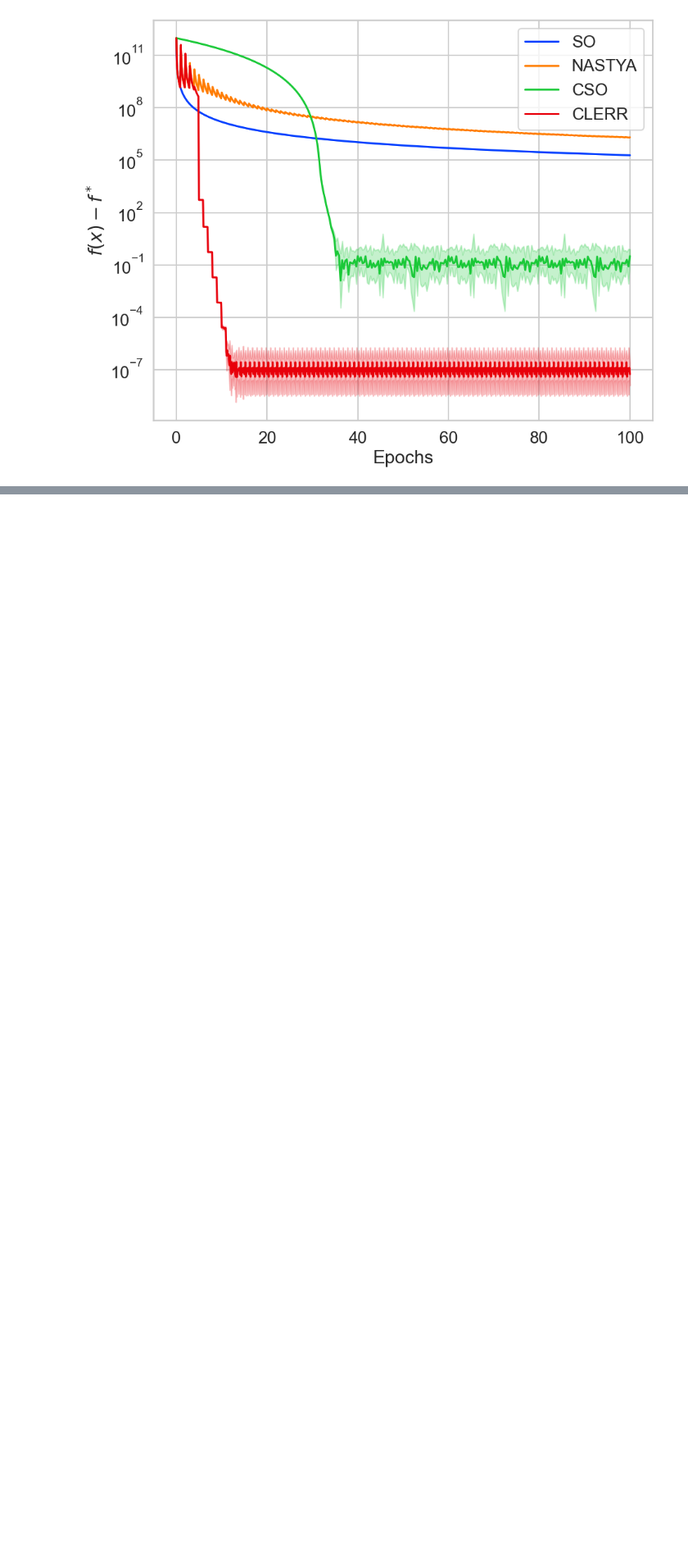
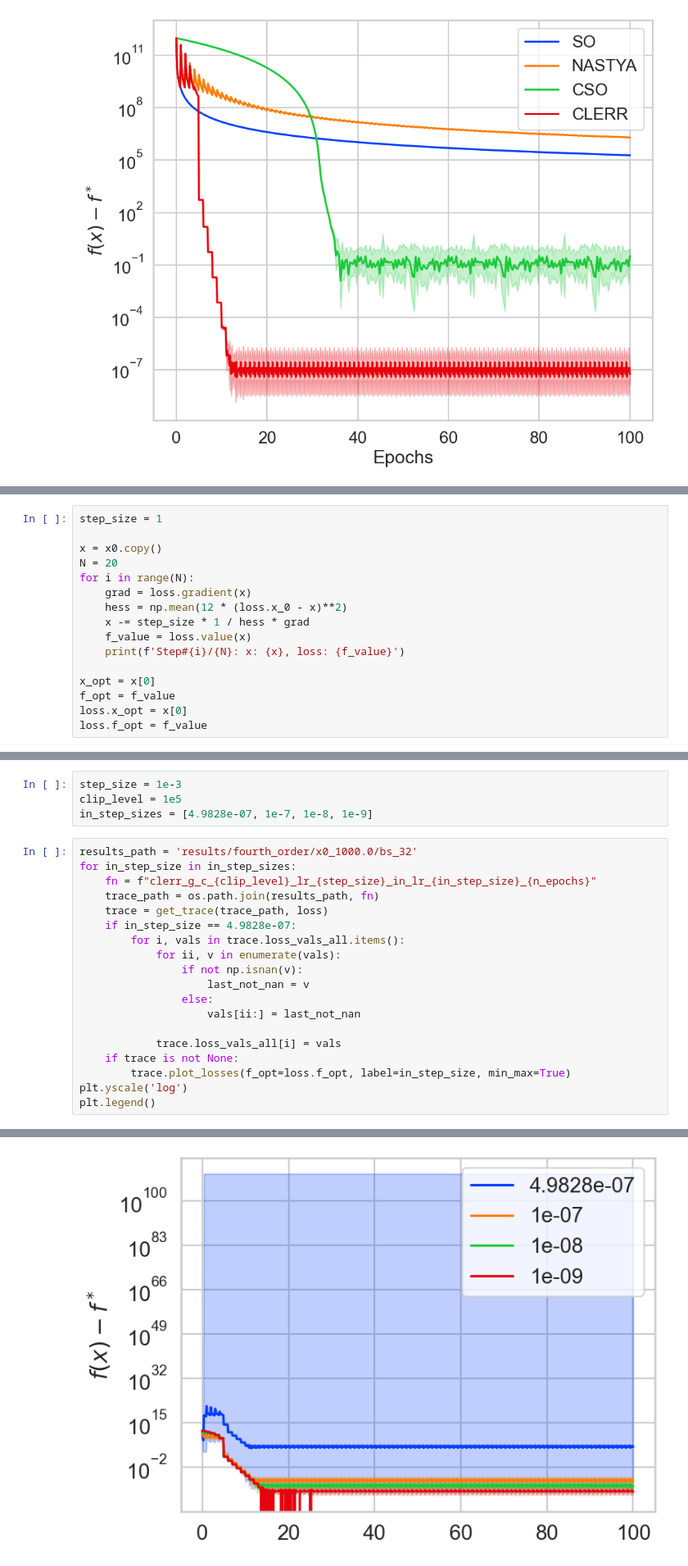
Before and after one commit to postrou/local_steps_rr, a Jupyter notebook: clerr_fourth_order.ipynb, the cells around one changed output, grey strips where cells are left out. Shown at 82% size. Cells and saved outputs as stored; diff of their text form; blank space fills up the shorter version.

```diff
--- a/clerr_fourth_order.ipynb
+++ b/clerr_fourth_order.ipynb
@@ -594,0 +632,16 @@ plt.savefig('plots/clerr/fourth_order_no_params.png', bbox_inches='tight')
+# %%
+step_size = 1
+
+x = x0.copy()
+N = 20
+for i in range(N):
+    grad = loss.gradient(x)
+    hess = np.mean(12 * (loss.x_0 - x)**2)
+    x -= step_size * 1 / hess * grad
+    f_value = loss.value(x)
+    print(f'Step#{i}/{N}: x: {x}, loss: {f_value}')
+
+x_opt = x[0]
+f_opt = f_value
+loss.x_opt = x[0]
+loss.f_opt = f_value
@@ -594,0 +669,24 @@ plt.savefig('plots/clerr/fourth_order_no_params.png', bbox_inches='tight')
+# %%
+step_size = 1e-3
+clip_level = 1e5
+in_step_sizes = [4.9828e-07, 1e-7, 1e-8, 1e-9]
+# %%
+results_path = 'results/fourth_order/x0_1000.0/bs_32'
+for in_step_size in in_step_sizes:
+    fn = f"clerr_g_c_{clip_level}_lr_{step_size}_in_lr_{in_step_size}_{n_epochs}"
+    trace_path = os.path.join(results_path, fn)
+    trace = get_trace(trace_path, loss)
+    if in_step_size == 4.9828e-07:
+        for i, vals in trace.loss_vals_all.items():
+            for ii, v in enumerate(vals):
+                if not np.isnan(v):
+                    last_not_nan = v
+                else:
+                    vals[ii:] = last_not_nan
+
+            trace.loss_vals_all[i] = vals
+    if trace is not None:
+        trace.plot_losses(f_opt=loss.f_opt, label=in_step_size, min_max=True)
+plt.yscale('log')
+plt.legend()
+# %% [output]
@@ -594,0 +694 @@ plt.savefig('plots/clerr/fourth_order_no_params.png', bbox_inches='tight')
+[figure, added]
```
Also changed, not shown: parts of 12 cells of this notebook.
